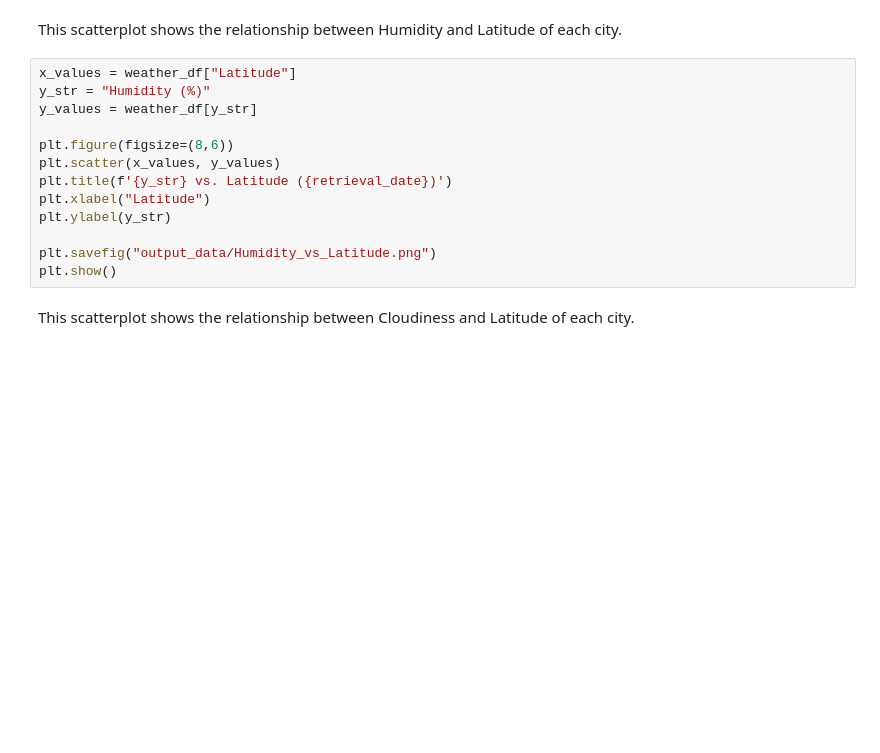
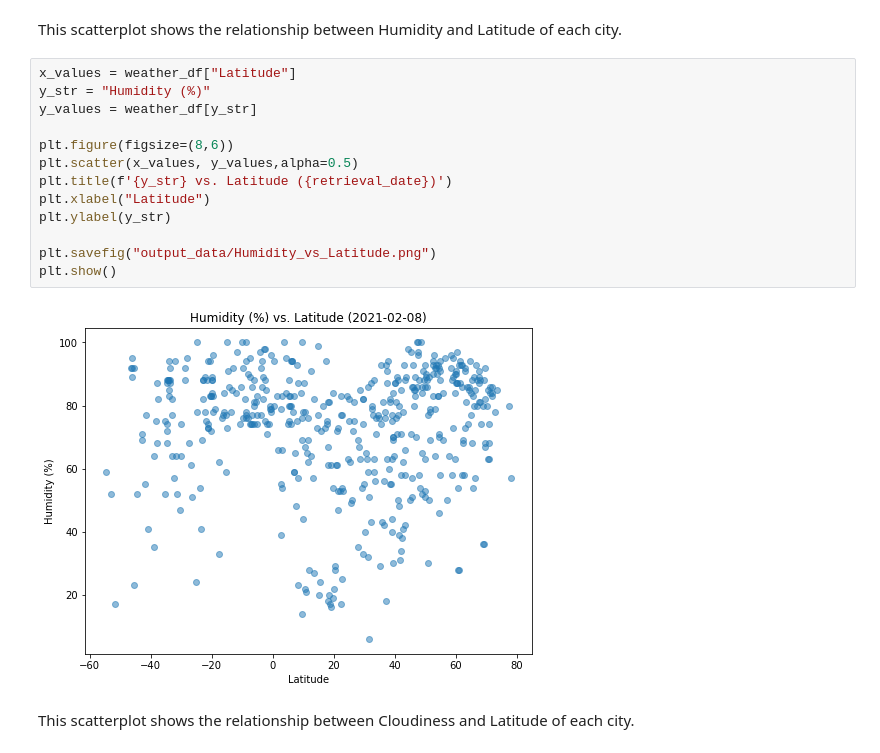
Before and after one commit to drbernal47/python-api-challenge, a Jupyter notebook: WeatherPy/WeatherPy.ipynb, the cells around one changed output. Drawn from its saved outputs; the diff is of its cells as text; blank space fills up the shorter version.

```diff
--- a/WeatherPy/WeatherPy.ipynb
+++ b/WeatherPy/WeatherPy.ipynb
@@ -152,16 +161,18 @@ This scatterplot shows the relationship between Humidity and Latitude of each ci
 # %%
 x_values = weather_df["Latitude"]
 y_str = "Humidity (%)"
 y_values = weather_df[y_str]
 
 plt.figure(figsize=(8,6))
-plt.scatter(x_values, y_values)
+plt.scatter(x_values, y_values,alpha=0.5)
 plt.title(f'{y_str} vs. Latitude ({retrieval_date})')
 plt.xlabel("Latitude")
 plt.ylabel(y_str)
 
 plt.savefig("output_data/Humidity_vs_Latitude.png")
 plt.show()
+# %% [output]
+[figure, added]
 # %% [markdown]
 This scatterplot shows the relationship between Cloudiness and Latitude of each city.
 # %%
```
Also changed, not shown: parts of 21 cells of this notebook, 13 other files.
